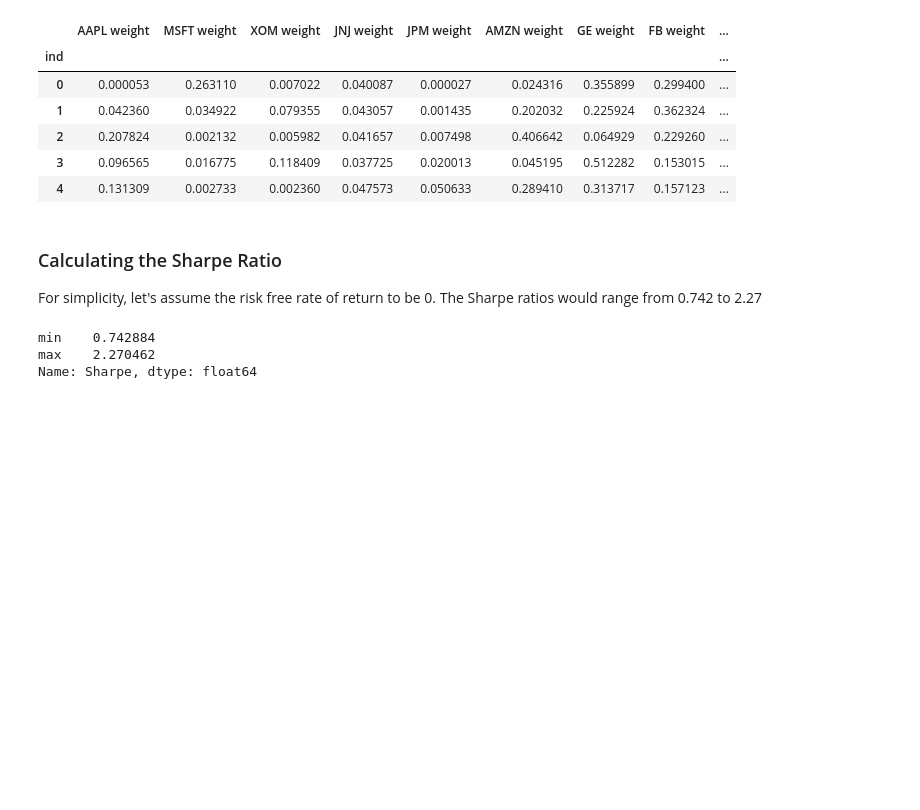
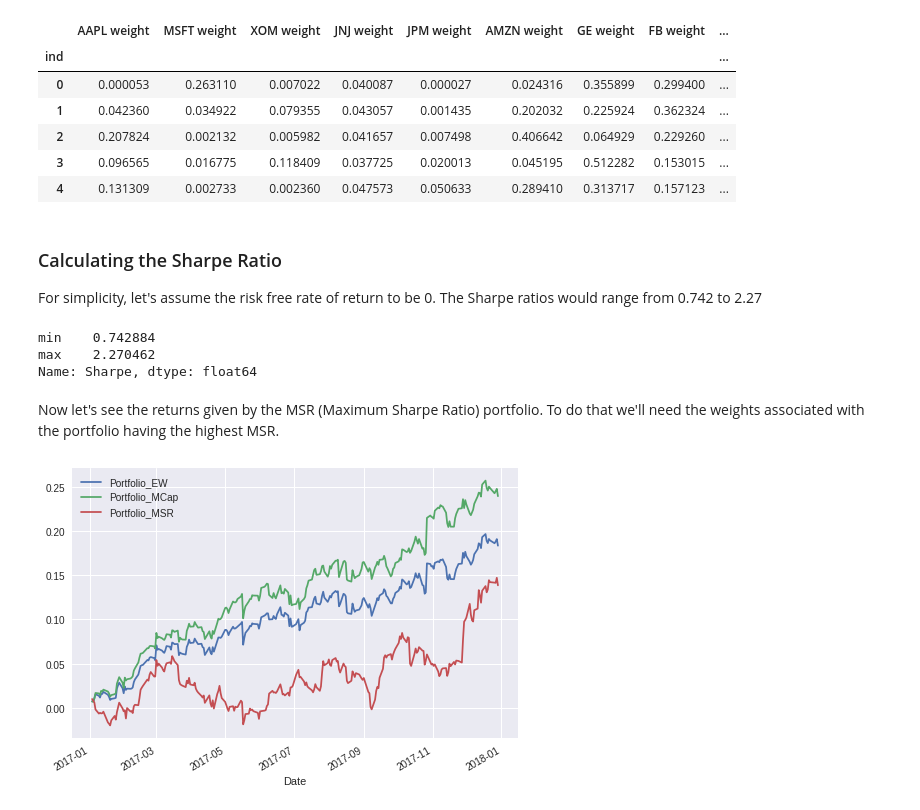
Before and after one commit to tanmay-kulkarni/portfolio_risk_management, a Jupyter notebook: portfolio.ipynb, the cells around one changed output. Saved outputs shown, nothing was run; the diff lists cells and outputs as text; code cells hidden in the pictures; blank space fills up the shorter version.

```diff
--- a/portfolio.ipynb
+++ b/portfolio.ipynb
@@ -488,3 +488,24 @@ print(df_RandomPortfolios['Sharpe'].describe()[['min','max']])
 min    0.742884
 max    2.270462
 Name: Sharpe, dtype: float64
+# %% [markdown]
+Now let's see the returns given by the MSR (Maximum Sharpe Ratio) portfolio. To do that we'll need the weights associated with the portfolio having the highest MSR.
+# %%
+# Sort the portfolio
+sorted_portfolio = df_RandomPortfolios.sort_values(by=['Sharpe'], ascending = False)
+
+# Extract the corresponding weights
+
+MSR_weights = sorted_portfolio.iloc[0, 0:number_of_stocks]
+
+# Cast the MSR_weights into a numpy array
+
+MSR_weights_array = np.array(MSR_weights)
+
+df_StockReturns['Portfolio_MSR'] = df_StockReturns.iloc[:,0:number_of_stocks].mul(MSR_weights_array, axis = 1).sum(axis=1)
+
+# plot the cumulative returns
+
+cumulative_returns_plot(['Portfolio_EW', 'Portfolio_MCap', 'Portfolio_MSR'])
+# %% [output]
+[figure, added]
```
Also changed, not shown: parts of 18 cells of this notebook.
